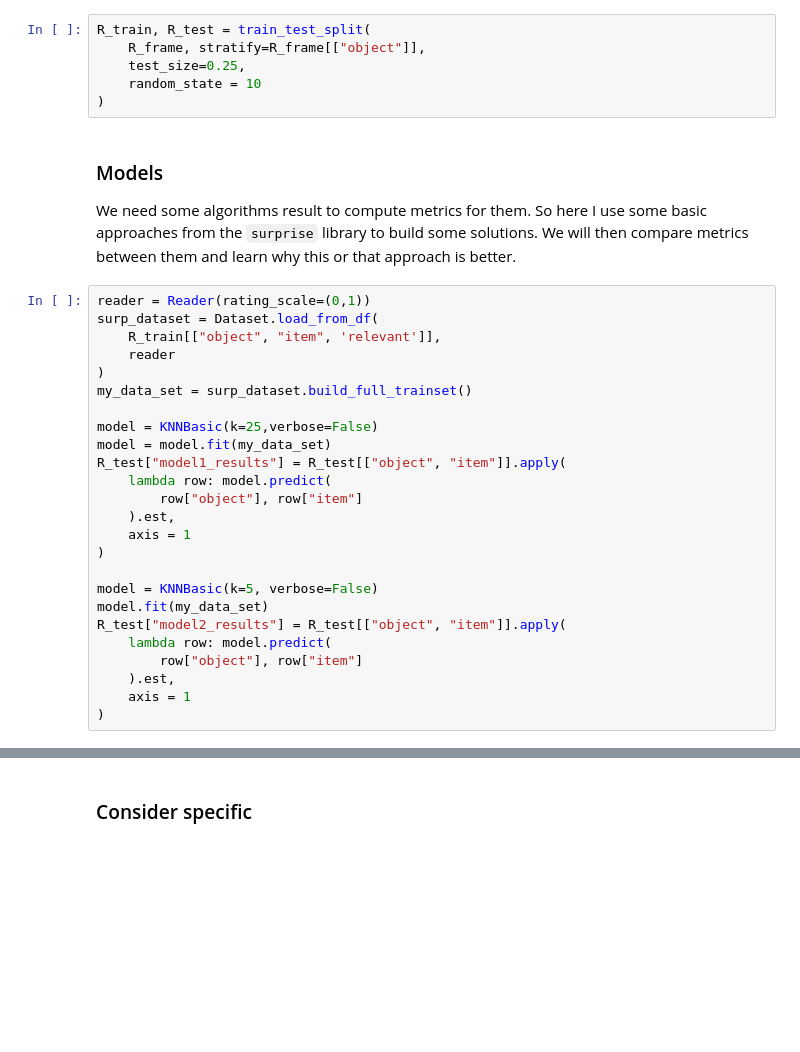
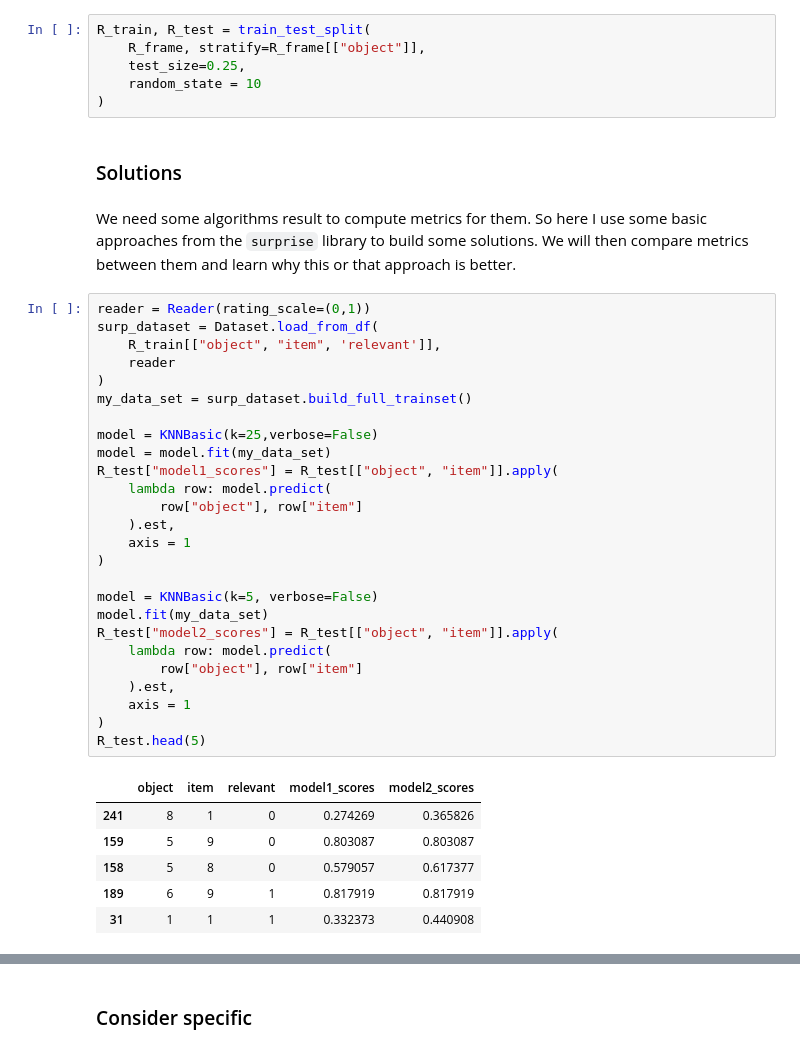
Before and after one commit to fedorkobak/knowledge, a Jupyter notebook: machine_learning/ranking_task/metrics.ipynb, the cells around one changed output, grey strips where cells are left out. Drawn from its saved outputs; the diff is of its cells as text; blank space fills up the shorter version.

Commit message:
rewrite machine_learning/ranking_task/metrics more formally

```diff
--- a/machine_learning/ranking_task/metrics.ipynb
+++ b/machine_learning/ranking_task/metrics.ipynb
@@ -90,32 +95,40 @@ R_train, R_test = train_test_split(
     test_size=0.25,
     random_state = 10
 )
-# %% [markdown]
-### Models
-
-We need some algorithms result to compute metrics for them. So here I use some basic approaches from the `surprise` library to build some solutions. We will then compare metrics between them and learn why this or that approach is better.
+# %% [markdown]
+### Solutions
+# %% [markdown]
+We need some algorithms result to compute metrics for them. So here I use some basic approaches from the `surprise` library to build some solutions. We will then compare metrics between them and learn why this or that approach is better.
 # %%
 reader = Reader(rating_scale=(0,1))
 surp_dataset = Dataset.load_from_df(
     R_train[["object", "item", 'relevant']],
     reader
 )
 my_data_set = surp_dataset.build_full_trainset()
 
 model = KNNBasic(k=25,verbose=False)
 model = model.fit(my_data_set)
-R_test["model1_results"] = R_test[["object", "item"]].apply(
+R_test["model1_scores"] = R_test[["object", "item"]].apply(
     lambda row: model.predict(
         row["object"], row["item"]
     ).est,
     axis = 1
 )
 
 model = KNNBasic(k=5, verbose=False)
 model.fit(my_data_set)
-R_test["model2_results"] = R_test[["object", "item"]].apply(
+R_test["model2_scores"] = R_test[["object", "item"]].apply(
     lambda row: model.predict(
         row["object"], row["item"]
     ).est,
     axis = 1
 )
+R_test.head(5)
+# %% [output]
+|  | object | item | relevant | model1_scores | model2_scores |
+| 241 | 8 | 1 | 0 | 0.274269 | 0.365826 |
+| 159 | 5 | 9 | 0 | 0.803087 | 0.803087 |
+| 158 | 5 | 8 | 0 | 0.579057 | 0.617377 |
+| 189 | 6 | 9 | 1 | 0.817919 | 0.817919 |
+| 31 | 1 | 1 | 1 | 0.332373 | 0.440908 |
```
Also changed, not shown: parts of 7 cells of this notebook, 1 other file.
